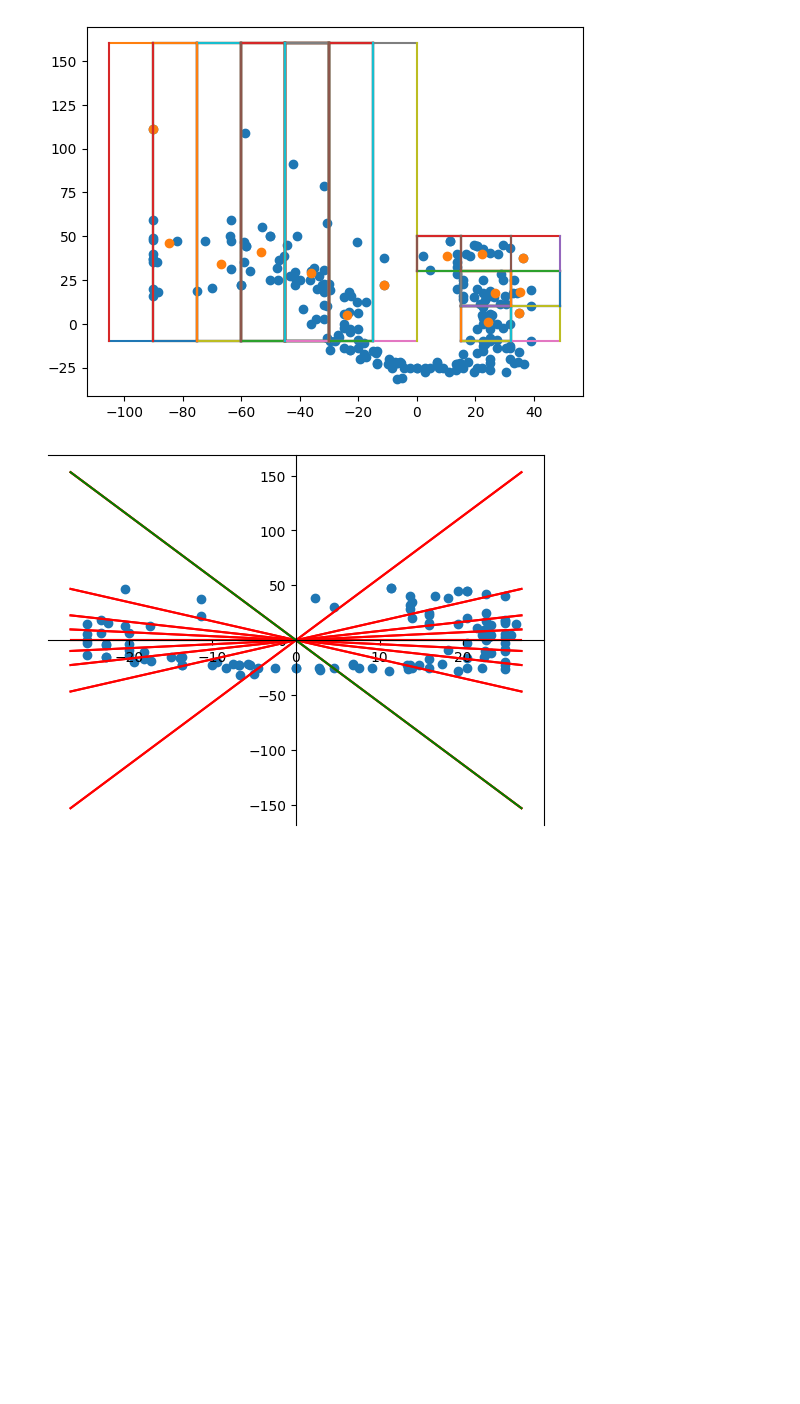
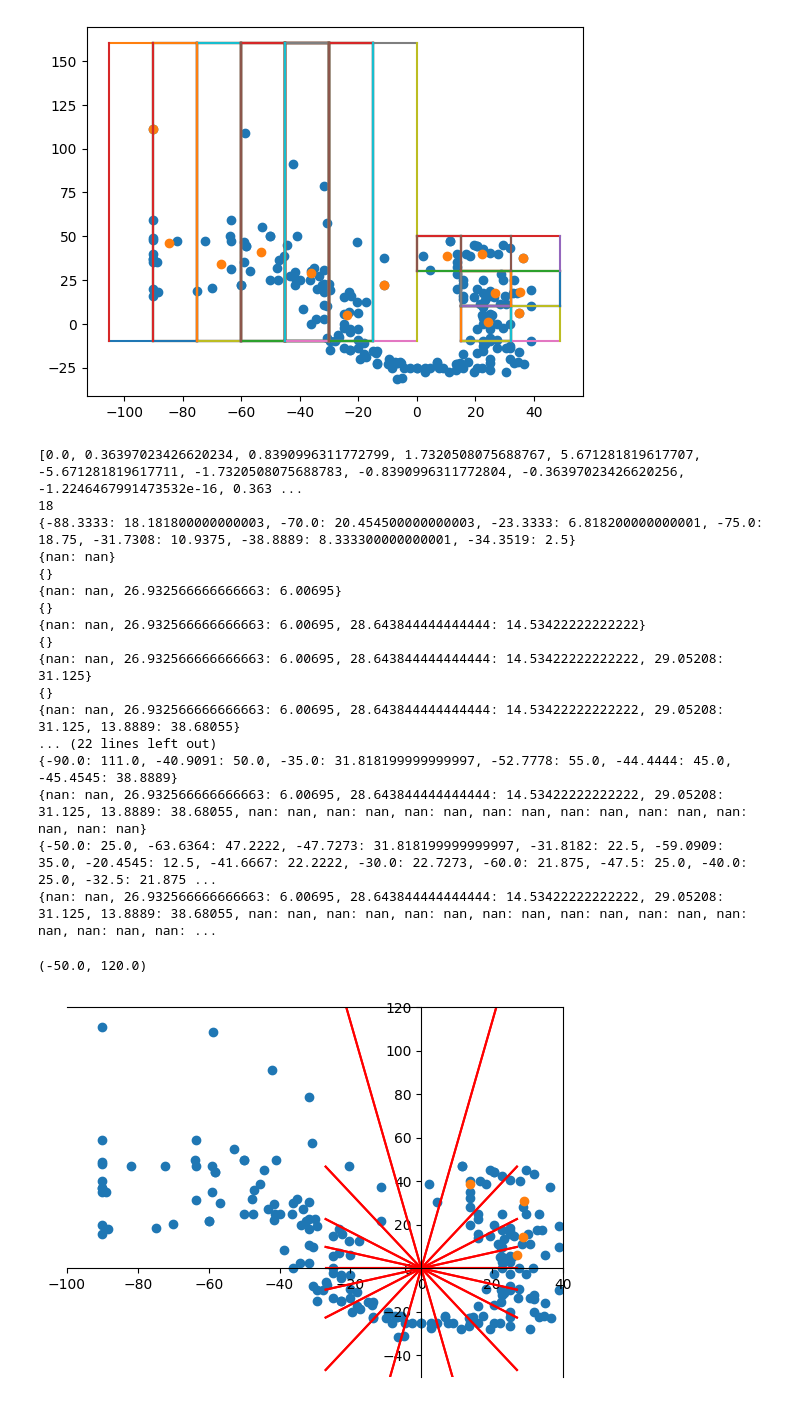
Before and after one commit to Pavel9474/Hypophysis, a Jupyter notebook: mean_curve_from_many_curves.ipynb, the cells around one changed output. Cells and saved outputs as stored; diff of their text form; code cells hidden in the pictures; blank space fills up the shorter version.

```diff
--- a/mean_curve_from_many_curves.ipynb
+++ b/mean_curve_from_many_curves.ipynb
@@ -93,48 +93,86 @@ y_r=list(df['yround'].dropna())
 def ray(x, y, azimuth, elevation, step):
     new_x = x + ma.cos(elevation) * ma.cos(azimuth) * step
     new_y = y + ma.cos(elevation) * ma.sin(azimuth) * step
     return new_x, new_y
 
 res=ray(0,0,20,30,150)
 # print(res)
 fig = plt.subplots()
-plt.scatter(x_r,y_r)
+plt.scatter(df['x'], df['y'])
 plt.gca().spines['bottom'].set_position(('data',0))
 plt.gca().spines['left'].set_position(('data',0))
 step_angle=20
 x = np.array([-27,27])
-# print(x)
-# for i in range(0,80,step_angle):
-#     # print(i)
-#     y = x*ma.tan(ma.radians(i))
-#     plt.plot(x,y, 'r-')
-# plt.plot(x,x*ma.tan(ma.radians(280)), 'r-')
-# # plt.show()
+
 y_sectors=[]
 crit_sector=[]
+# x=27
 for i in range(0,360,step_angle):
-    # print(i)
+
     y = x*ma.tan(ma.radians(i))
     angle_K=ma.tan(ma.radians(i))
     y_sectors.append(angle_K)
+    # print(x,y)
+    plt.plot(x,y, 'r-')
+    # x=x-54/18
+    # plt.plot([0,x],[0,y])
+# plt.plot(x,x*ma.tan(ma.radians(80)))
 
+print(y_sectors)
+print(len(y_sectors))
 
-    plt.plot(x,y, 'r-')
-plt.plot(x,x*ma.tan(ma.radians(280)), 'g-')
 # print(y_sectors)
 # print(xy)
+average_coordinates={}
 steps_before_crit=(360-90)/step_angle
 for i in range(0, len(y_sectors)):
     if i<=steps_before_crit<=i+1:
         crit_sector.append(y_sectors[i])
         crit_sector.append(y_sectors[i+1])
 for i in range(0,len(y_sectors)):
-    average_array={}
+    # i=i+1
+    average_array1={}
+    average_array2={}
+    average_array3={}
+    average_array4={}
+
     for j in xy:
-        if j==0 or crit_sector[0]<=xy[j]/j<=crit_sector[1]:
-            average_array[j]=xy[j]
-        else:
-            if y_sectors[i-1]<=xy[j]/j<=y_sectors[i]:
-                average_array[j]=xy[j]
+        if j<0 and xy[j]<0 and y_sectors[i-1]<xy[j]/j<y_sectors[i]:
+            average_array3[j]=xy[j]
+        elif j>0 and xy[j]<0 and y_sectors[i-1]<xy[j]/j<y_sectors[i]:
+            average_array4[j]=xy[j]
+        elif j<0 and xy[j]>0 and y_sectors[i-1]<xy[j]/j<y_sectors[i]:
+            average_array2[j]=xy[j]
+        elif j>0 and xy[j]>0 and y_sectors[i-1]<xy[j]/j<y_sectors[i]:
+            average_array1[j]=xy[j]
+    print(average_array2)
+    x_average=np.mean(list(average_array1.keys()))
+    y_average=np.mean(list(average_array1.values()))
+    average_coordinates[x_average]=y_average
+    print(average_coordinates)
+
+# print(average_array1)
+plt.scatter(list(average_coordinates.keys()),list(average_coordinates.values()))
+plt.xlim(-100,40)
+plt.ylim(-50,120)
+# print(average_coordinates)
 # %% [output]
+[0.0, 0.36397023426620234, 0.8390996311772799, 1.7320508075688767, 5.671281819617707, -5.671281819617711, -1.7320508075688783, -0.8390996311772804, -0.36397023426620256, -1.2246467991473532e-16, 0.363 ...
+18
+{-88.3333: 18.181800000000003, -70.0: 20.454500000000003, -23.3333: 6.818200000000001, -75.0: 18.75, -31.7308: 10.9375, -38.8889: 8.333300000000001, -34.3519: 2.5}
+{nan: nan}
+{}
+{nan: nan, 26.932566666666663: 6.00695}
+{}
+{nan: nan, 26.932566666666663: 6.00695, 28.643844444444444: 14.53422222222222}
+{}
+{nan: nan, 26.932566666666663: 6.00695, 28.643844444444444: 14.53422222222222, 29.05208: 31.125}
+{}
+{nan: nan, 26.932566666666663: 6.00695, 28.643844444444444: 14.53422222222222, 29.05208: 31.125, 13.8889: 38.68055}
+... (22 lines left out)
+{-90.0: 111.0, -40.9091: 50.0, -35.0: 31.818199999999997, -52.7778: 55.0, -44.4444: 45.0, -45.4545: 38.8889}
+{nan: nan, 26.932566666666663: 6.00695, 28.643844444444444: 14.53422222222222, 29.05208: 31.125, 13.8889: 38.68055, nan: nan, nan: nan, nan: nan, nan: nan, nan: nan, nan: nan, nan: nan, nan: nan}
+{-50.0: 25.0, -63.6364: 47.2222, -47.7273: 31.818199999999997, -31.8182: 22.5, -59.0909: 35.0, -20.4545: 12.5, -41.6667: 22.2222, -30.0: 22.7273, -60.0: 21.875, -47.5: 25.0, -40.0: 25.0, -32.5: 21.875 ...
+{nan: nan, 26.932566666666663: 6.00695, 28.643844444444444: 14.53422222222222, 29.05208: 31.125, 13.8889: 38.68055, nan: nan, nan: nan, nan: nan, nan: nan, nan: nan, nan: nan, nan: nan, nan: nan, nan: ...
+(-50.0, 120.0)
-[figure, old version]
+[figure, new version]
```
